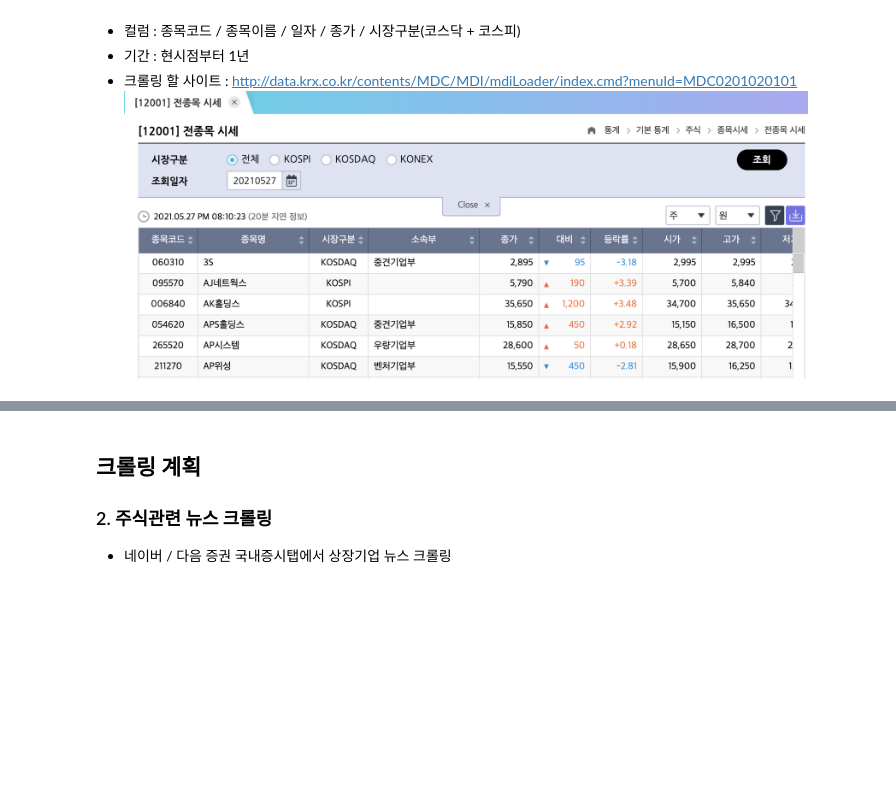
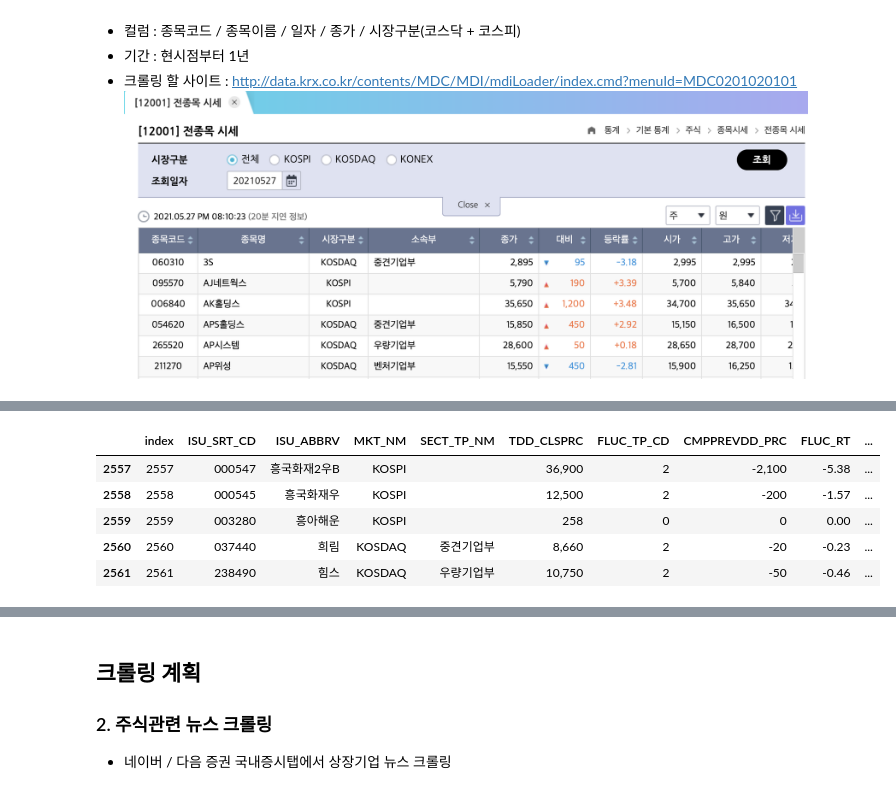
Before and after one commit to GS-Jo/Stock_data_Crawling_NLP, a Jupyter notebook: 00_주제선정.ipynb, the cells around one changed output, grey strips where cells are left out. Saved outputs shown, nothing was run; the diff lists cells and outputs as text; code cells hidden in the pictures; blank space fills up the shorter version.

```diff
--- a/00_주제선정.ipynb
+++ b/00_주제선정.ipynb
@@ -26,3 +26,31 @@ import rise
 - 기간 : 현시점부터 1년
 - 크롤링 할 사이트 : http://data.krx.co.kr/contents/MDC/MDI/mdiLoader/index.cmd?menuId=MDC0201020101
 ![image-3.png](attachment:image-3.png)
+# %%
+dates = pd.date_range("20210520", "20210520")
+
+dfs = []
+
+for date in dates:
+    print(date, end=" ")
+    date = str(date).split(" ")[0].replace("-", "")
+    url = "http://data.krx.co.kr/comm/bldAttendant/getJsonData.cmd"
+    params = {
+        "bld": "dbms/MDC/STAT/standard/MDCSTAT01501",
+        "mktId": "ALL",
+        "trdDd": date,
+        "share": "1",
+        "money": "1",
+        "csvxls_isNo": "false",
+    }
+    response = requests.post(url, params)
+    datas = response.json()["OutBlock_1"]
+    df = pd.DataFrame(datas)
+    df["DATE"] = date
+    dfs.append(df)
+    time.sleep(1)
+
+result_df = pd.concat(dfs)
+result_df.reset_index(inplace=True)
+result_df.tail()
+# %% [output]
@@ -28,0 +58,6 @@ import rise
+|  | index | ISU_SRT_CD | ISU_ABBRV | MKT_NM | SECT_TP_NM | TDD_CLSPRC | FLUC_TP_CD | CMPPREVDD_PRC | FLUC_RT | ... |
+| 2557 | 2557 | 000547 | 흥국화재2우B | KOSPI |  | 36,900 | 2 | -2,100 | -5.38 | ... |
+| 2558 | 2558 | 000545 | 흥국화재우 | KOSPI |  | 12,500 | 2 | -200 | -1.57 | ... |
+| 2559 | 2559 | 003280 | 흥아해운 | KOSPI |  | 258 | 0 | 0 | 0.00 | ... |
+| 2560 | 2560 | 037440 | 희림 | KOSDAQ | 중견기업부 | 8,660 | 2 | -20 | -0.23 | ... |
+| 2561 | 2561 | 238490 | 힘스 | KOSDAQ | 우량기업부 | 10,750 | 2 | -50 | -0.46 | ... |
```
Also changed, not shown: parts of 14 cells of this notebook.
